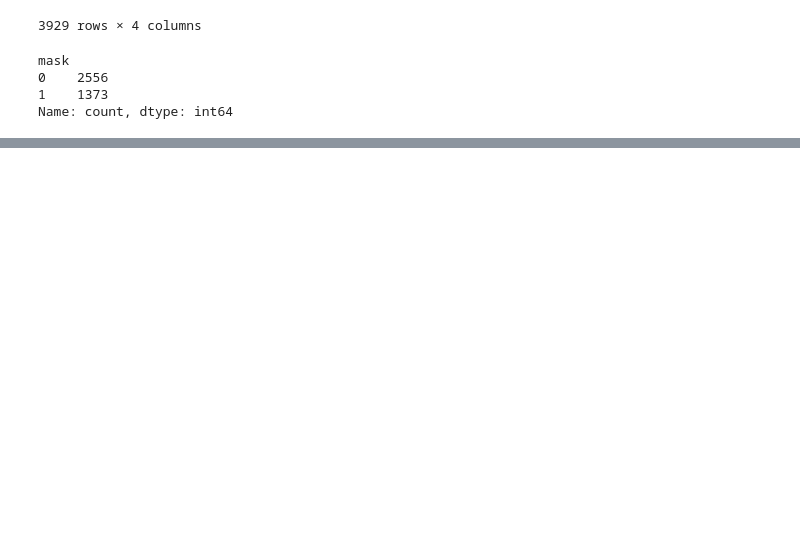
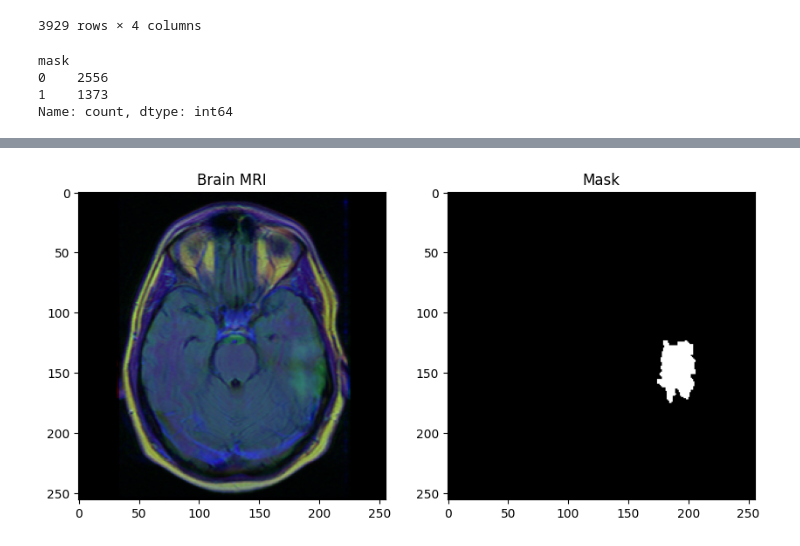
Before and after one commit to belfassikhaoula123/Projet_RGD, a Jupyter notebook: Notebooks/Data_processing.ipynb, the cells around one changed output, grey strips where cells are left out. Drawn from its saved outputs; the diff is of its cells as text; code cells hidden in the pictures; blank space fills up the shorter version.

```diff
--- a/Notebooks/Data_processing.ipynb
+++ b/Notebooks/Data_processing.ipynb
@@ -117,0 +183,23 @@ Name: count, dtype: int64
+# %%
+import cv2
+
+img = cv2.imread(df_final.image_path[i])
+mask = cv2.imread(df_final.mask_path[i], cv2.IMREAD_GRAYSCALE)  # masque en niveau de gris
+# %%
+img_rgb = cv2.cvtColor(img, cv2.COLOR_BGR2RGB)
+# %%
+import matplotlib.pyplot as plt
+
+plt.figure(figsize=(10,5))
+
+plt.subplot(1,2,1)
+plt.imshow(img_rgb)
+plt.title("Brain MRI")
+
+plt.subplot(1,2,2)
+plt.imshow(mask, cmap='gray')
+plt.title("Mask")
+
+plt.show()
+# %% [output]
+[figure, added]
```
Also changed, not shown: parts of 12 cells of this notebook, 1 other file.
